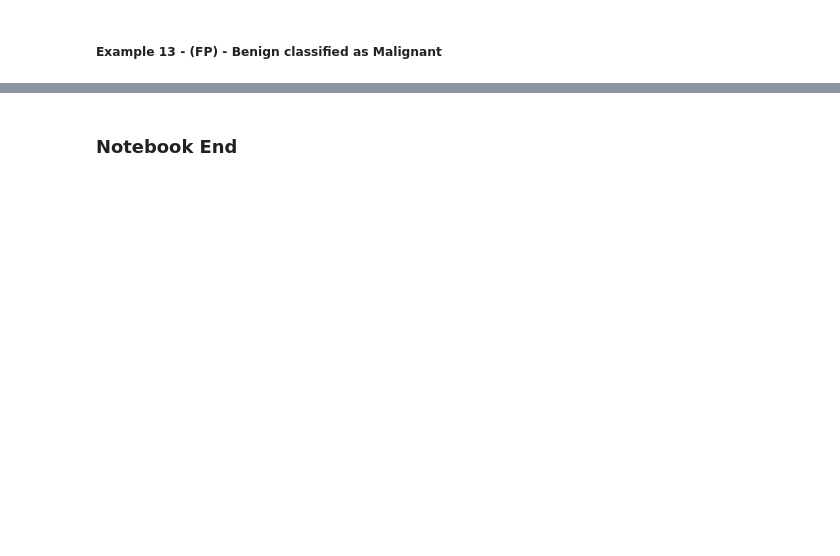
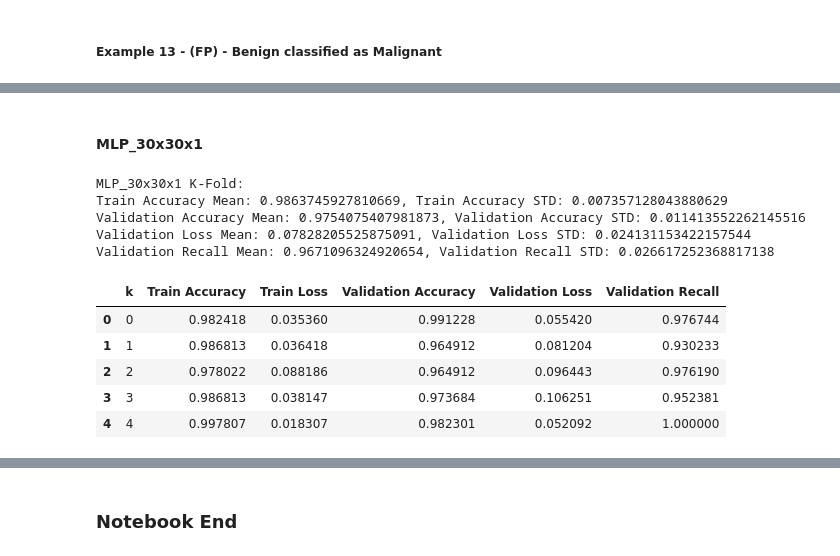
Before and after one commit to Team-AY/Breast-Cancer-Prediction, a Jupyter notebook: Best_models_results.ipynb, the cells around one changed output, grey strips where cells are left out. Drawn from its saved outputs; the diff is of its cells as text; code cells hidden in the pictures; blank space fills up the shorter version.

```diff
--- a/Best_models_results.ipynb
+++ b/Best_models_results.ipynb
@@ -1127,0 +839,22 @@ res_df.style.apply(lambda x: ["background: green" if idx==3 and abs(v)>abs(3*x.i
+# %% [markdown]
+#### MLP_30x30x1
+# %%
+print('MLP_30x30x1 K-Fold:')
+res_df = result_df['MLP_30x30x1']
+print(f"Train Accuracy Mean: {res_df['Train Accuracy'].mean()}, Train Accuracy STD: {res_df['Train Accuracy'].std()}")
+print(f"Validation Accuracy Mean: {res_df['Validation Accuracy'].mean()}, Validation Accuracy STD: {res_df['Validation Accuracy'].std()}")
+print(f"Validation Loss Mean: {res_df['Validation Loss'].mean()}, Validation Loss STD: {res_df['Validation Loss'].std()}")
+print(f"Validation Recall Mean: {res_df['Validation Recall'].mean()}, Validation Recall STD: {res_df['Validation Recall'].std()}")
+res_df
+# %% [output]
+MLP_30x30x1 K-Fold:
+Train Accuracy Mean: 0.9863745927810669, Train Accuracy STD: 0.007357128043880629
+Validation Accuracy Mean: 0.9754075407981873, Validation Accuracy STD: 0.011413552262145516
+Validation Loss Mean: 0.07828205525875091, Validation Loss STD: 0.024131153422157544
+Validation Recall Mean: 0.9671096324920654, Validation Recall STD: 0.026617252368817138
+|  | k | Train Accuracy | Train Loss | Validation Accuracy | Validation Loss | Validation Recall |
+| 0 | 0 | 0.982418 | 0.035360 | 0.991228 | 0.055420 | 0.976744 |
+| 1 | 1 | 0.986813 | 0.036418 | 0.964912 | 0.081204 | 0.930233 |
+| 2 | 2 | 0.978022 | 0.088186 | 0.964912 | 0.096443 | 0.976190 |
+| 3 | 3 | 0.986813 | 0.038147 | 0.973684 | 0.106251 | 0.952381 |
+| 4 | 4 | 0.997807 | 0.018307 | 0.982301 | 0.052092 | 1.000000 |
```
Also changed, not shown: parts of 51 cells of this notebook, 3 other files.
